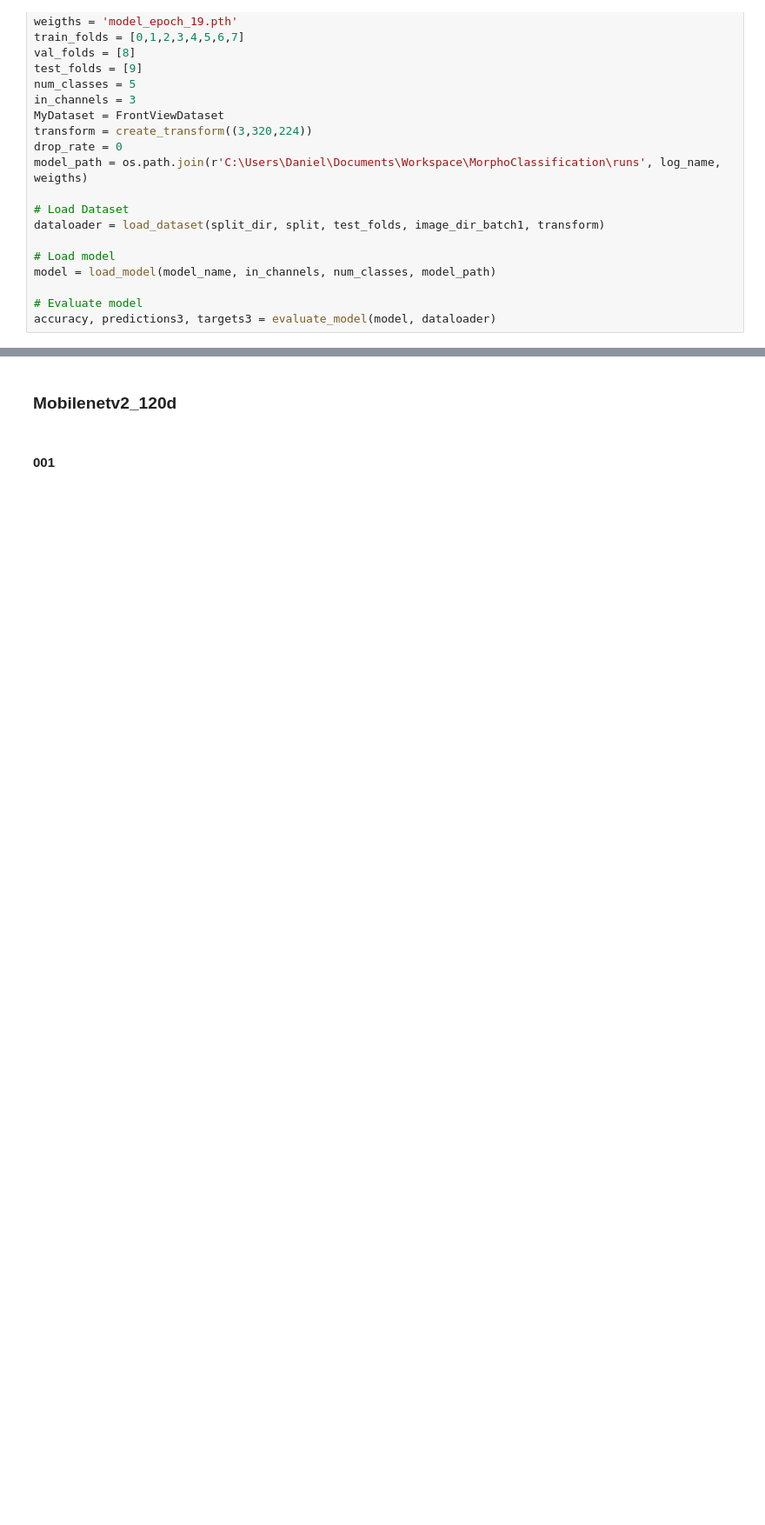
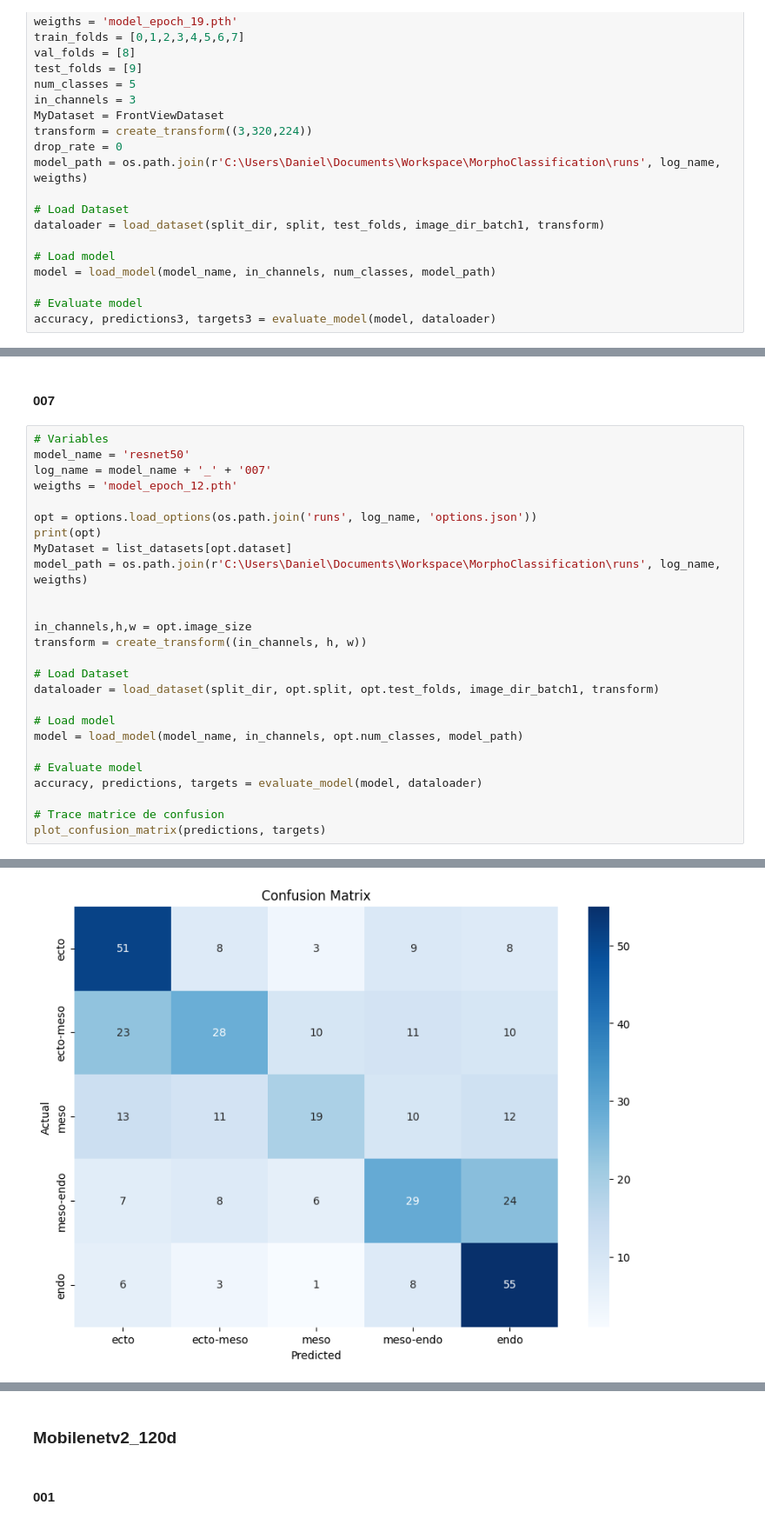
Before and after one commit to dbraun-ub/MorphoClassification, a Jupyter notebook: Models_Evaluation.ipynb, the cells around one changed output, grey strips where cells are left out. Shown at 87% size. Drawn from its saved outputs; the diff is of its cells as text; blank space fills up the shorter version.

```diff
--- a/Models_Evaluation.ipynb
+++ b/Models_Evaluation.ipynb
@@ -268,0 +402,29 @@ endo - precision: 0.560, recall: 0.785
+# %% [markdown]
+#### 007
+# %%
+# Variables
+model_name = 'resnet50'
+log_name = model_name + '_' + '007'
+weigths = 'model_epoch_12.pth'
+
+opt = options.load_options(os.path.join('runs', log_name, 'options.json'))
+print(opt)
+MyDataset = list_datasets[opt.dataset]
+model_path = os.path.join(r'C:\Users\Daniel\Documents\Workspace\MorphoClassification\runs', log_name, weigths)
+
+
+in_channels,h,w = opt.image_size
+transform = create_transform((in_channels, h, w))
+
+# Load Dataset
+dataloader = load_dataset(split_dir, opt.split, opt.test_folds, image_dir_batch1, transform)
+
+# Load model
+model = load_model(model_name, in_channels, opt.num_classes, model_path)
+
+# Evaluate model
+accuracy, predictions, targets = evaluate_model(model, dataloader)
+
+# Trace matrice de confusion
+plot_confusion_matrix(predictions, targets)
+# %% [output]
@@ -268,0 +441 @@ endo - precision: 0.560, recall: 0.785
+[figure, added]
```
Also changed, not shown: parts of 101 cells of this notebook, 3 other files.
